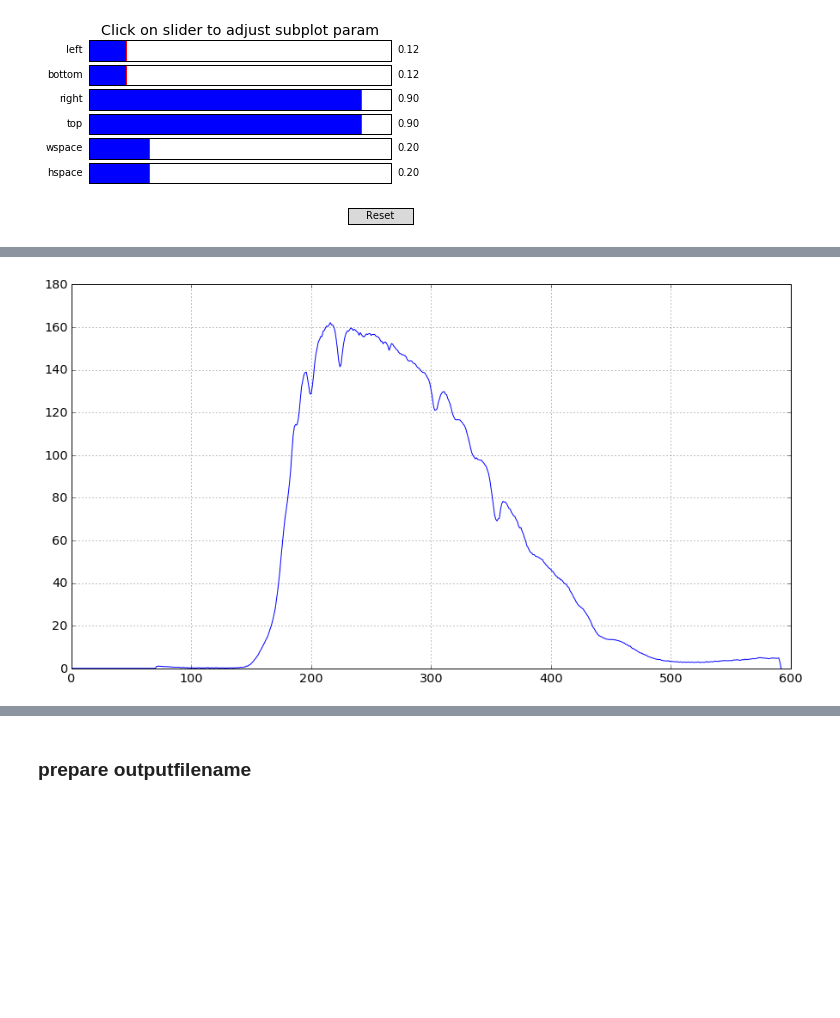
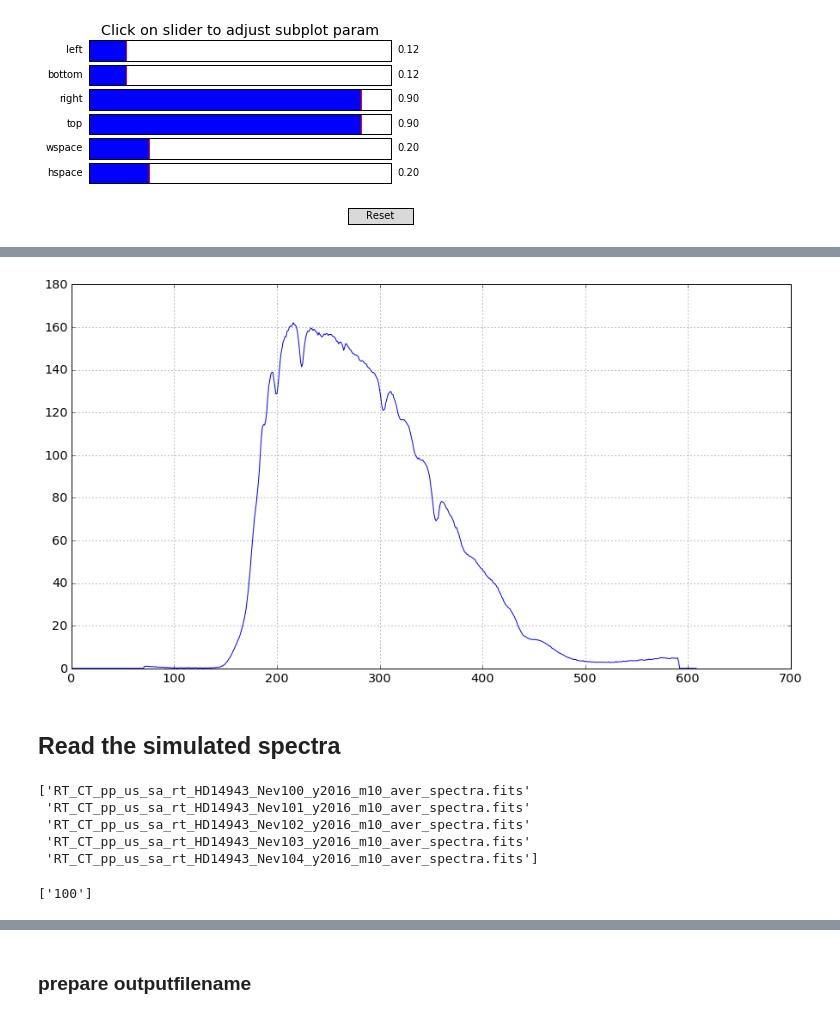
Before and after one commit to sylvielsstfr/CTIOAna2016, a Jupyter notebook: ana_2016_11/Fit_Spectrum_HD14943.ipynb, the cells around one changed output, grey strips where cells are left out. Drawn from its saved outputs; the diff is of its cells as text; code cells hidden in the pictures; blank space fills up the shorter version.

Commit message:
add the reading of the simulated spectra

```diff
--- a/ana_2016_11/Fit_Spectrum_HD14943.ipynb
+++ b/ana_2016_11/Fit_Spectrum_HD14943.ipynb
@@ -189,7 +198,8 @@ def BuildRawSpec(sorted_filenames,sorted_numbers,object_name):
 
     all_dates = []
     all_airmass = []
-    all_spectra = []
+    all_leftspectra = []
+    all_rightspectra = []
     all_titles = []
     all_header = []
     all_expo = []
@@ -208,20 +218,26 @@ def BuildRawSpec(sorted_filenames,sorted_numbers,object_name):
         expo = header['EXPTIME']
         num=sorted_numbers[idx]
         title=object_name+" z= {:3.2f} Nb={}".format(float(airmass),num)
-        spectrum=hdu_list[0].data
 
+        # now reads the spectra
+
+        table_data=hdu_list[1].data
+
+        left_spectrum=table_data.field('RawLeftSpec')
+        right_spectrum=table_data.field('RawRightSpec')
 
         all_dates.append(date_obs)
         all_airmass.append(float(airmass))
-        all_spectra.append(spectrum)
+        all_leftspectra.append(left_spectrum)
+        all_rightspectra.append(right_spectrum)
         all_titles.append(title)
         all_header.append(header)
         all_expo.append(expo)
         hdu_list.close()
 
-    return all_dates,all_airmass,all_spectra,all_titles,all_header,all_expo
+    return all_dates,all_airmass,all_titles,all_header,all_expo,all_leftspectra,all_rightspectra
 # %%
-all_dates,all_airmass,all_spectra,all_titles,all_header,all_expo=BuildRawSpec(sorted_files,sorted_numbers,object_name)
+all_dates,all_airmass,all_titles,all_header,all_expo,all_leftspectra,all_rightspectra=BuildRawSpec(sorted_files,sorted_numbers,object_name)
 # %% [markdown]
 ## Show Spectra
 -----------------------
@@ -269,6 +289,8 @@ ShowSpectra(all_spectra,all_titles,object_name)
 # %%
 plt.figure(figsize=(15,8))
-plt.plot(all_spectra[0])
+plt.plot(all_rightspectra[0])
 plt.grid(True)
 # %% [output]
-[figure, old version]
+[figure, new version]
+# %% [markdown]
+## Read the simulated spectra
@@ -274,0 +303,12 @@ plt.grid(True)
+# %%
+print inputsim_filelist[0:5]
+# %% [output]
+['RT_CT_pp_us_sa_rt_HD14943_Nev100_y2016_m10_aver_spectra.fits'
+ 'RT_CT_pp_us_sa_rt_HD14943_Nev101_y2016_m10_aver_spectra.fits'
+ 'RT_CT_pp_us_sa_rt_HD14943_Nev102_y2016_m10_aver_spectra.fits'
+ 'RT_CT_pp_us_sa_rt_HD14943_Nev103_y2016_m10_aver_spectra.fits'
+ 'RT_CT_pp_us_sa_rt_HD14943_Nev104_y2016_m10_aver_spectra.fits']
+# %%
+print re.findall('^RT_CT_pp_us_sa_rt_HD14943_Nev(.*)_y2016_m10_aver_spectra.fits',inputsim_filelist[0])
+# %% [output]
+['100']
```
Also changed, not shown: parts of 31 cells of this notebook, 2 other files.
